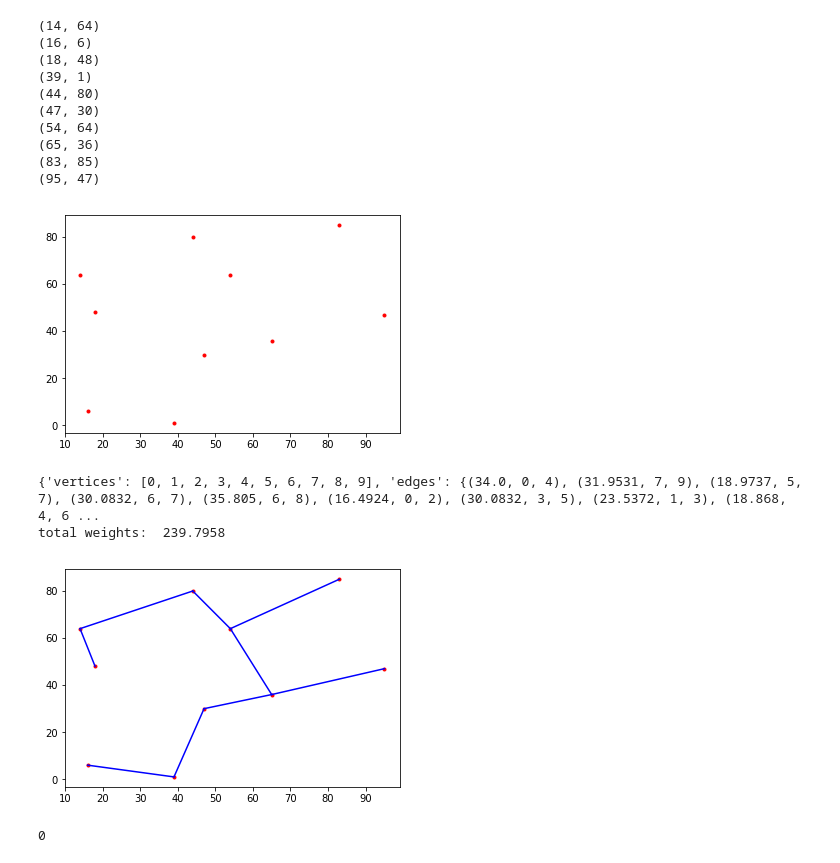
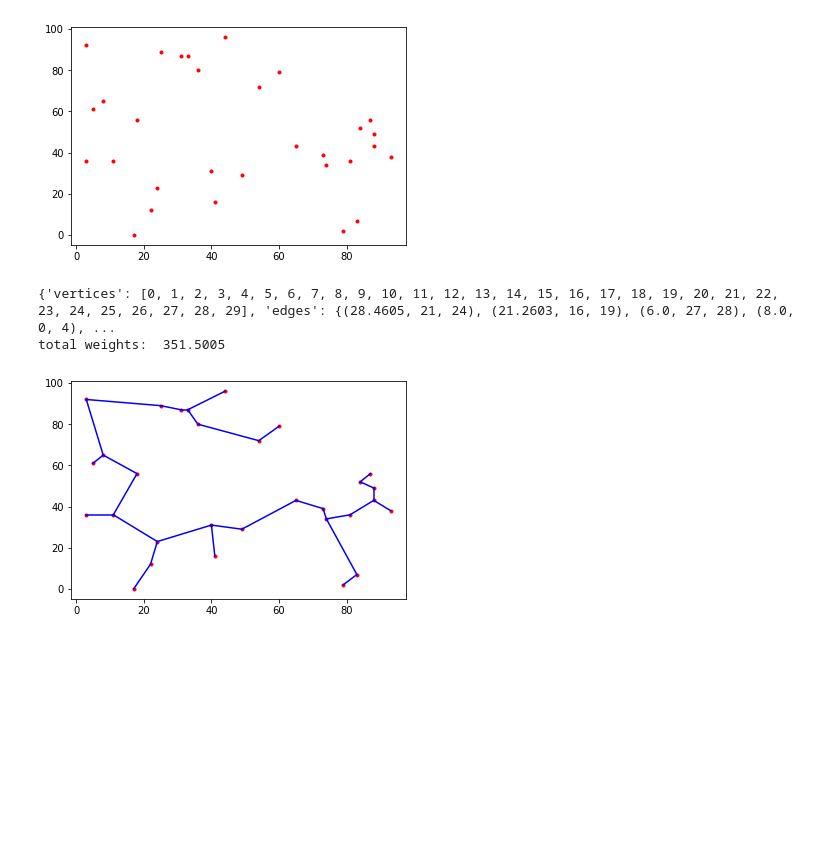
Before and after one commit to DuoPan/CourseAlgorithm, a Jupyter notebook: A2.ipynb, the cells around one changed output. Cells and saved outputs as stored; diff of their text form; code cells hidden in the pictures; blank space fills up the shorter version.

```diff
--- a/A2.ipynb
+++ b/A2.ipynb
@@ -3,9 +3,11 @@
 # Duo Pan
 # 27554074
 # %%
+# Q1(1). ADT class for points and points set
 
 from math import *
 import random
+import matplotlib.pyplot as plt
 
 class Point:
     # constructor
@@ -104,50 +106,44 @@ class PointSet:
 
     # clear the point set
     def removeAll(self):
         self.contents = []
 
     # get x list, used for plot
     def getXS(self):
         xs = []
         for item in self.contents:
             xs.append(item.x)
         return xs
 
     # get y list, used for plot
     def getYS(self):
         ys = []
         for item in self.contents:
             ys.append(item.y)
         return ys
 
 
-R = 100
+# Q1(2). Create a function to generate a test set of n random points
+
 # randomly generate some points and store in the set
 def createRandomPoints(number):
     ps = PointSet()
     for i in range(0,number):
         point = Point(random.randint(0,R),random.randint(0,R))
         if ps.insert(point) == False:
             i -= 1
     return ps
 
-pointSet = createRandomPoints(10)
-pointSet.display()
+# range of the location
+R = 100
+# number of points
+n = 30
+
+pointSet = createRandomPoints(n)
+#show all the points
+#pointSet.display()
+plt.plot(pointSet.getXS(), pointSet.getYS(),'ro',marker='.')
+plt.show()
 # %% [output]
-(14, 64)
-(16, 6)
-(18, 48)
-(39, 1)
-(44, 80)
-(47, 30)
-(54, 64)
-(65, 36)
-(83, 85)
-(95, 47)
+[figure, added]
-# %%
-import matplotlib.pyplot as plt
-plt.plot(pointSet.getXS(), pointSet.getYS(),'ro',marker='.')
-plt.show()
-# %% [output]
-[figure, removed]
 # %%
@@ -178,6 +178,10 @@ class Partition:
             if self.rank[A] == self.rank[B]:
                 self.rank[B] = self.rank[B] + 1
 # %%
+# Q3. Implement the clustering procedure
+
+import matplotlib.pyplot as plt
+
 partition = Partition()
 
 def kruskal(graph):
@@ -199,11 +203,13 @@ def kruskal(graph):
 
     return F, total
 
+# point index represents the vertice in a tree
 graph = {
 'vertices': [i for i in range (0,len(pointSet.contents))],
 'edges': set([])
 }
 
+# build the tree
 for i in range (0,len(pointSet.contents)):
     for j in range (i+1,len(pointSet.contents)):
         e = round(pointSet.contents[i].distance(pointSet.contents[j]),4)
@@ -212,18 +218,13 @@ for i in range (0,len(pointSet.contents)):
 tree, total = kruskal(graph)
 print(tree)
 print('total weights: ', total)
+
+
+plt.plot(pointSet.getXS(), pointSet.getYS(),'ro',marker='.')
+for e in tree['edges']:
+    plt.plot([pointSet.contents[e[1]].x,pointSet.contents[e[2]].x],[pointSet.contents[e[1]].y,pointSet.contents[e[2]].y],'b')
+plt.show()
 # %% [output]
-{'vertices': [0, 1, 2, 3, 4, 5, 6, 7, 8, 9], 'edges': {(34.0, 0, 4), (31.9531, 7, 9), (18.9737, 5, 7), (30.0832, 6, 7), (35.805, 6, 8), (16.4924, 0, 2), (30.0832, 3, 5), (23.5372, 1, 3), (18.868, 4, 6 ...
-total weights:  239.7958
+{'vertices': [0, 1, 2, 3, 4, 5, 6, 7, 8, 9, 10, 11, 12, 13, 14, 15, 16, 17, 18, 19, 20, 21, 22, 23, 24, 25, 26, 27, 28, 29], 'edges': {(28.4605, 21, 24), (21.2603, 16, 19), (6.0, 27, 28), (8.0, 0, 4), ...
+total weights:  351.5005
+[figure, added]
-# %%
-import matplotlib.pyplot as plt
-plt.plot(pointSet.getXS(), pointSet.getYS(),'ro',marker='.')
-for e in tree['edges']:
-    plt.plot([pointSet.contents[e[1]].x,pointSet.contents[e[2]].x],[pointSet.contents[e[1]].y,pointSet.contents[e[2]].y],'b')
-plt.show()
-# %% [output]
-[figure, removed]
-# %%
-print(pointSet.contents[0].x)
-# %% [output]
-0
```
Also changed, not shown: parts of 6 cells of this notebook.
